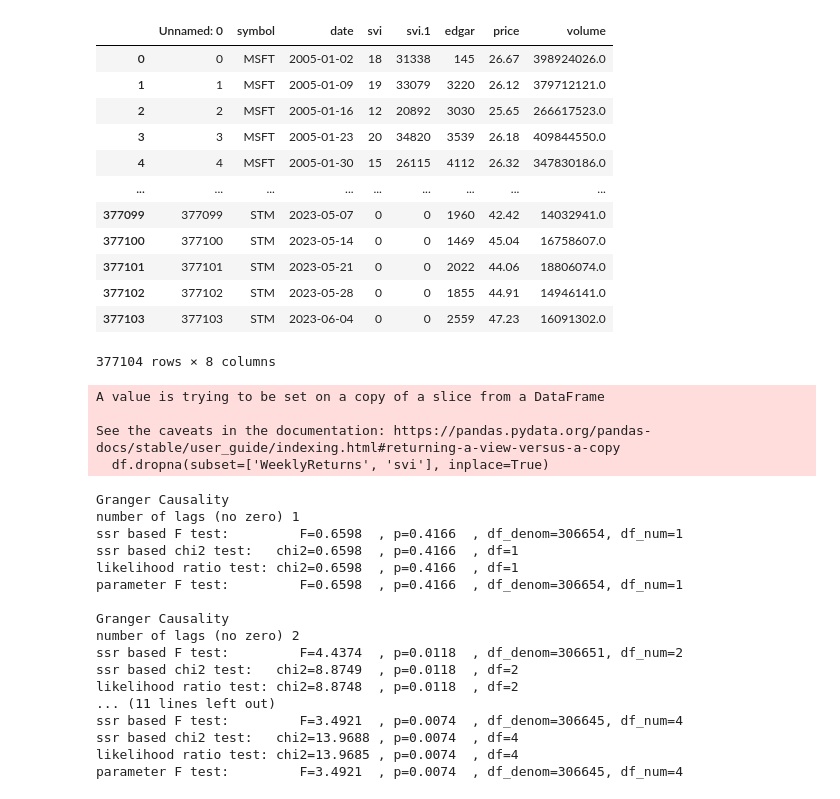
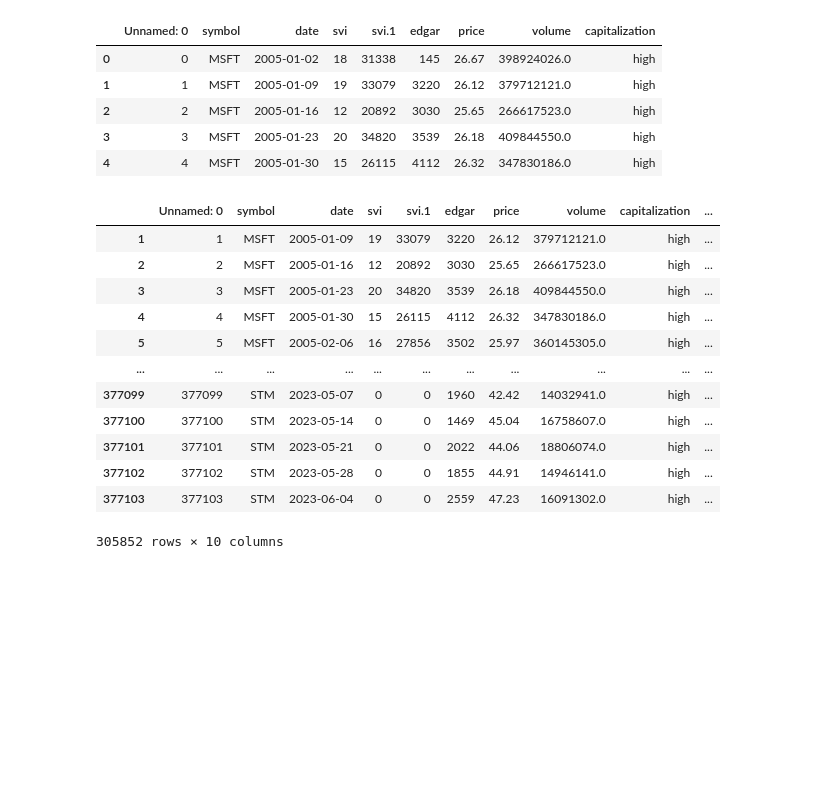
Before and after one commit to nikanhg/investor-attention-returns-patern, a Jupyter notebook: data-analysis/Granger test.ipynb, the cells around one changed output. Cells and saved outputs as stored; diff of their text form; code cells hidden in the pictures; blank space fills up the shorter version.

Commit message:
bettering granger test function

```diff
--- a/data-analysis/Granger test.ipynb
+++ b/data-analysis/Granger test.ipynb
@@ -10,22 +8,17 @@ df = pd.read_csv('market_svi_edgar.csv', encoding='latin1')
 #to see: returns from svi all, retturns from svi high, returns from svi low, returns from edgar all/high/all
 #the same with volume (function)
 #How to choose a lag and what is moving average
-# %%
-df
-# %% [output]
-|  | Unnamed: 0 | symbol | date | svi | svi.1 | edgar | price | volume |
-| 0 | 0 | MSFT | 2005-01-02 | 18 | 31338 | 145 | 26.67 | 398924026.0 |
-| 1 | 1 | MSFT | 2005-01-09 | 19 | 33079 | 3220 | 26.12 | 379712121.0 |
-| 2 | 2 | MSFT | 2005-01-16 | 12 | 20892 | 3030 | 25.65 | 266617523.0 |
-| 3 | 3 | MSFT | 2005-01-23 | 20 | 34820 | 3539 | 26.18 | 409844550.0 |
-| 4 | 4 | MSFT | 2005-01-30 | 15 | 26115 | 4112 | 26.32 | 347830186.0 |
-| ... | ... | ... | ... | ... | ... | ... | ... | ... |
-| 377099 | 377099 | STM | 2023-05-07 | 0 | 0 | 1960 | 42.42 | 14032941.0 |
-| 377100 | 377100 | STM | 2023-05-14 | 0 | 0 | 1469 | 45.04 | 16758607.0 |
-| 377101 | 377101 | STM | 2023-05-21 | 0 | 0 | 2022 | 44.06 | 18806074.0 |
-| 377102 | 377102 | STM | 2023-05-28 | 0 | 0 | 1855 | 44.91 | 14946141.0 |
-| 377103 | 377103 | STM | 2023-06-04 | 0 | 0 | 2559 | 47.23 | 16091302.0 |
-377104 rows × 8 columns
+# %%
+companies_with_cap.rename(columns={'Symbol': 'symbol'}, inplace=True)
+df = df.merge(companies_with_cap[['symbol', 'capitalization']], on='symbol', how='left')
+df.head()
+# %% [output]
+|  | Unnamed: 0 | symbol | date | svi | svi.1 | edgar | price | volume | capitalization |
+| 0 | 0 | MSFT | 2005-01-02 | 18 | 31338 | 145 | 26.67 | 398924026.0 | high |
+| 1 | 1 | MSFT | 2005-01-09 | 19 | 33079 | 3220 | 26.12 | 379712121.0 | high |
+| 2 | 2 | MSFT | 2005-01-16 | 12 | 20892 | 3030 | 25.65 | 266617523.0 | high |
+| 3 | 3 | MSFT | 2005-01-23 | 20 | 34820 | 3539 | 26.18 | 409844550.0 | high |
+| 4 | 4 | MSFT | 2005-01-30 | 15 | 26115 | 4112 | 26.32 | 347830186.0 | high |
 # %%
 df['WeeklyReturns'] = 0.0  # Initialize the column with zeros
 
@@ -37,33 +30,21 @@ df.to_csv('../data/returns_svi_edgar.csv')
 # %%
 nan_rows = df[df.isna().any(axis=1)]
 nan_rows
-df.dropna(subset=['WeeklyReturns', 'svi'], inplace=True)
+df.dropna(inplace=True)
-# %% [output]
-A value is trying to be set on a copy of a slice from a DataFrame
-
-See the caveats in the documentation: https://pandas.pydata.org/pandas-docs/stable/user_guide/indexing.html#returning-a-view-versus-a-copy
-  df.dropna(subset=['WeeklyReturns', 'svi'], inplace=True)
-# %%
-data = df[["WeeklyReturns", "svi"]]
-data = data[["WeeklyReturns", "svi"]].dropna()
-
-#All lags up to 4
-gc_res = grangercausalitytests(data, 4)
-# %% [output]
-Granger Causality
-number of lags (no zero) 1
-ssr based F test:         F=0.6598  , p=0.4166  , df_denom=306654, df_num=1
-ssr based chi2 test:   chi2=0.6598  , p=0.4166  , df=1
-likelihood ratio test: chi2=0.6598  , p=0.4166  , df=1
-parameter F test:         F=0.6598  , p=0.4166  , df_denom=306654, df_num=1
-
-Granger Causality
-number of lags (no zero) 2
-ssr based F test:         F=4.4374  , p=0.0118  , df_denom=306651, df_num=2
-ssr based chi2 test:   chi2=8.8749  , p=0.0118  , df=2
-likelihood ratio test: chi2=8.8748  , p=0.0118  , df=2
-... (11 lines left out)
-ssr based F test:         F=3.4921  , p=0.0074  , df_denom=306645, df_num=4
-ssr based chi2 test:   chi2=13.9688 , p=0.0074  , df=4
-likelihood ratio test: chi2=13.9685 , p=0.0074  , df=4
-parameter F test:         F=3.4921  , p=0.0074  , df_denom=306645, df_num=4
+# %%
+df.dropna(inplace=True)
+df
+# %% [output]
+|  | Unnamed: 0 | symbol | date | svi | svi.1 | edgar | price | volume | capitalization | ... |
+| 1 | 1 | MSFT | 2005-01-09 | 19 | 33079 | 3220 | 26.12 | 379712121.0 | high | ... |
+| 2 | 2 | MSFT | 2005-01-16 | 12 | 20892 | 3030 | 25.65 | 266617523.0 | high | ... |
+| 3 | 3 | MSFT | 2005-01-23 | 20 | 34820 | 3539 | 26.18 | 409844550.0 | high | ... |
+| 4 | 4 | MSFT | 2005-01-30 | 15 | 26115 | 4112 | 26.32 | 347830186.0 | high | ... |
+| 5 | 5 | MSFT | 2005-02-06 | 16 | 27856 | 3502 | 25.97 | 360145305.0 | high | ... |
+| ... | ... | ... | ... | ... | ... | ... | ... | ... | ... | ... |
+| 377099 | 377099 | STM | 2023-05-07 | 0 | 0 | 1960 | 42.42 | 14032941.0 | high | ... |
+| 377100 | 377100 | STM | 2023-05-14 | 0 | 0 | 1469 | 45.04 | 16758607.0 | high | ... |
+| 377101 | 377101 | STM | 2023-05-21 | 0 | 0 | 2022 | 44.06 | 18806074.0 | high | ... |
+| 377102 | 377102 | STM | 2023-05-28 | 0 | 0 | 1855 | 44.91 | 14946141.0 | high | ... |
+| 377103 | 377103 | STM | 2023-06-04 | 0 | 0 | 2559 | 47.23 | 16091302.0 | high | ... |
+305852 rows × 10 columns
```
Also changed, not shown: parts of 8 cells of this notebook.
